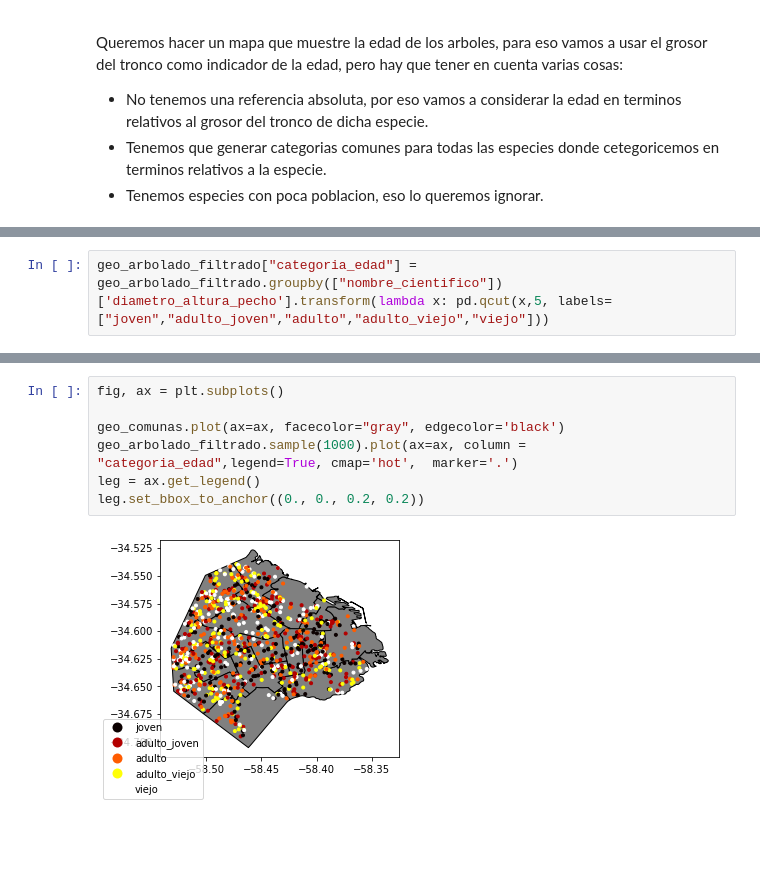
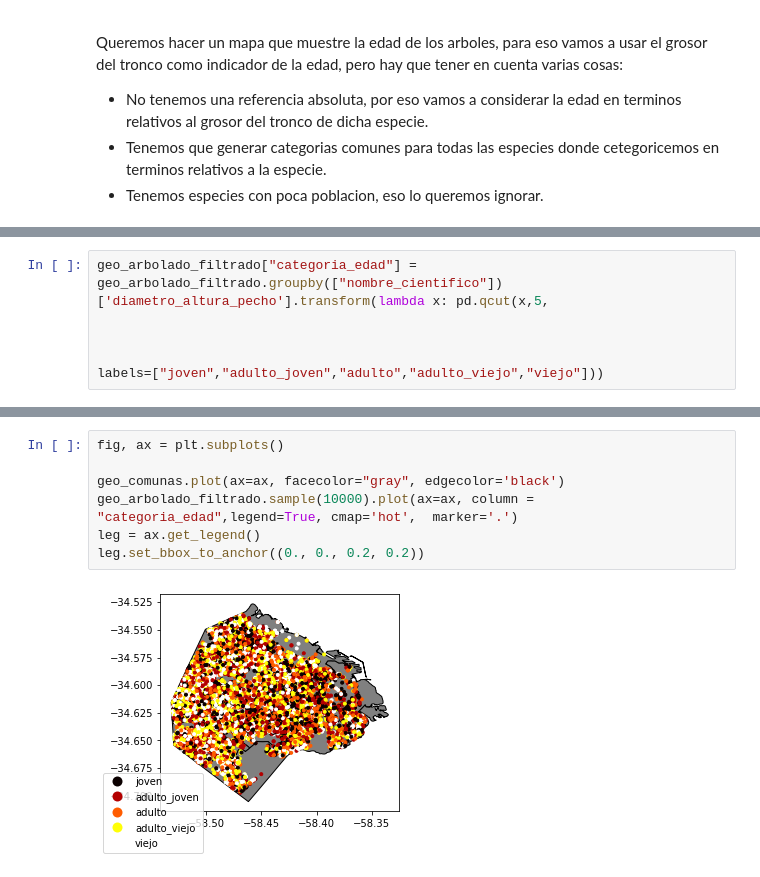
Before and after one commit to IonatanPerez/Curso_DHDS_CN17, a Jupyter notebook: C12/Modelo.ipynb, the cells around one changed output, grey strips where cells are left out. Drawn from its saved outputs; the diff is of its cells as text; blank space fills up the shorter version.

```diff
--- a/C12/Modelo.ipynb
+++ b/C12/Modelo.ipynb
@@ -363,2 +410,5 @@ Name: nombre_cientifico, dtype: int64
 # %%
-geo_arbolado_filtrado["categoria_edad"] = geo_arbolado_filtrado.groupby(["nombre_cientifico"])['diametro_altura_pecho'].transform(lambda x: pd.qcut(x,5, labels=["joven","adulto_joven","adulto","adulto_viejo","viejo"]))
+geo_arbolado_filtrado["categoria_edad"] = geo_arbolado_filtrado.groupby(["nombre_cientifico"])['diametro_altura_pecho'].transform(lambda x: pd.qcut(x,5,
+
+
+                                                                                                                                                    labels=["joven","adulto_joven","adulto","adulto_viejo","viejo"]))
@@ -403,9 +495,9 @@ display (geo_arbolado_filtrado[geo_arbolado_filtrado["nombre_cientifico"]=="Frax
 # %%
 fig, ax = plt.subplots()
 
 geo_comunas.plot(ax=ax, facecolor="gray", edgecolor='black')
-geo_arbolado_filtrado.sample(1000).plot(ax=ax, column = "categoria_edad",legend=True, cmap='hot',  marker='.')
+geo_arbolado_filtrado.sample(10000).plot(ax=ax, column = "categoria_edad",legend=True, cmap='hot',  marker='.')
 leg = ax.get_legend()
 leg.set_bbox_to_anchor((0., 0., 0.2, 0.2))
 # %% [output]
-[figure, old version]
+[figure, new version]
```
Also changed, not shown: parts of 21 cells of this notebook, 7 other files.
